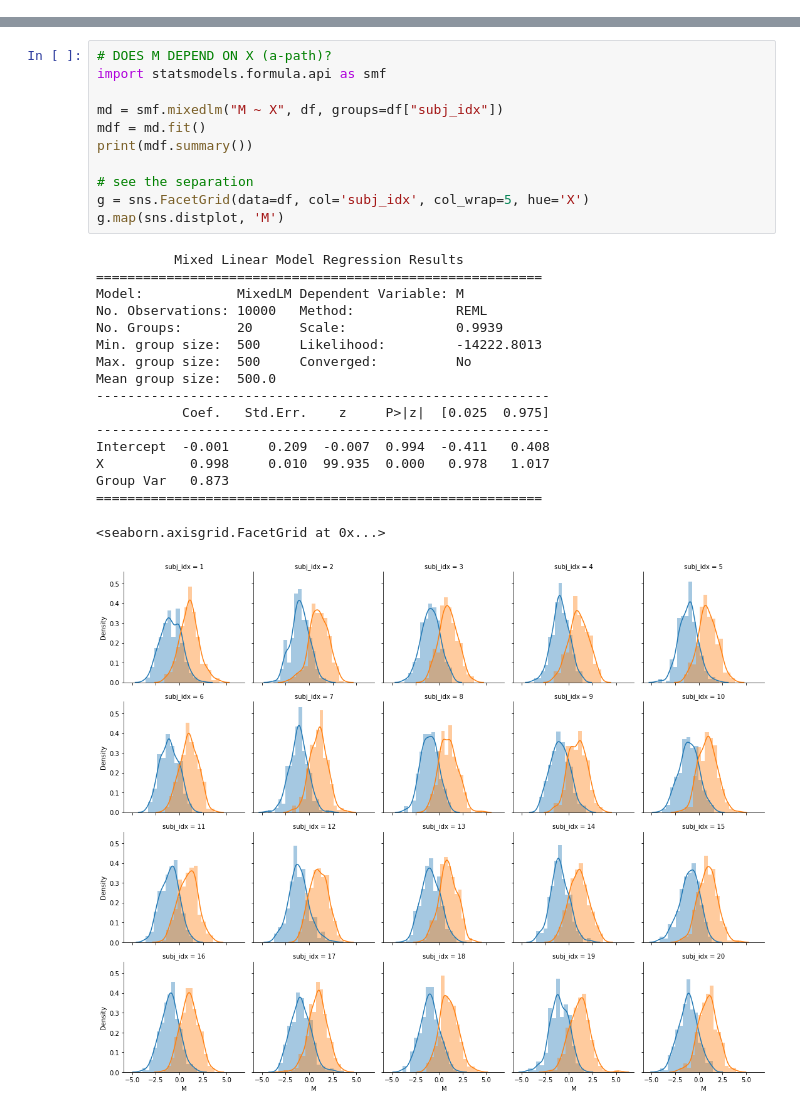
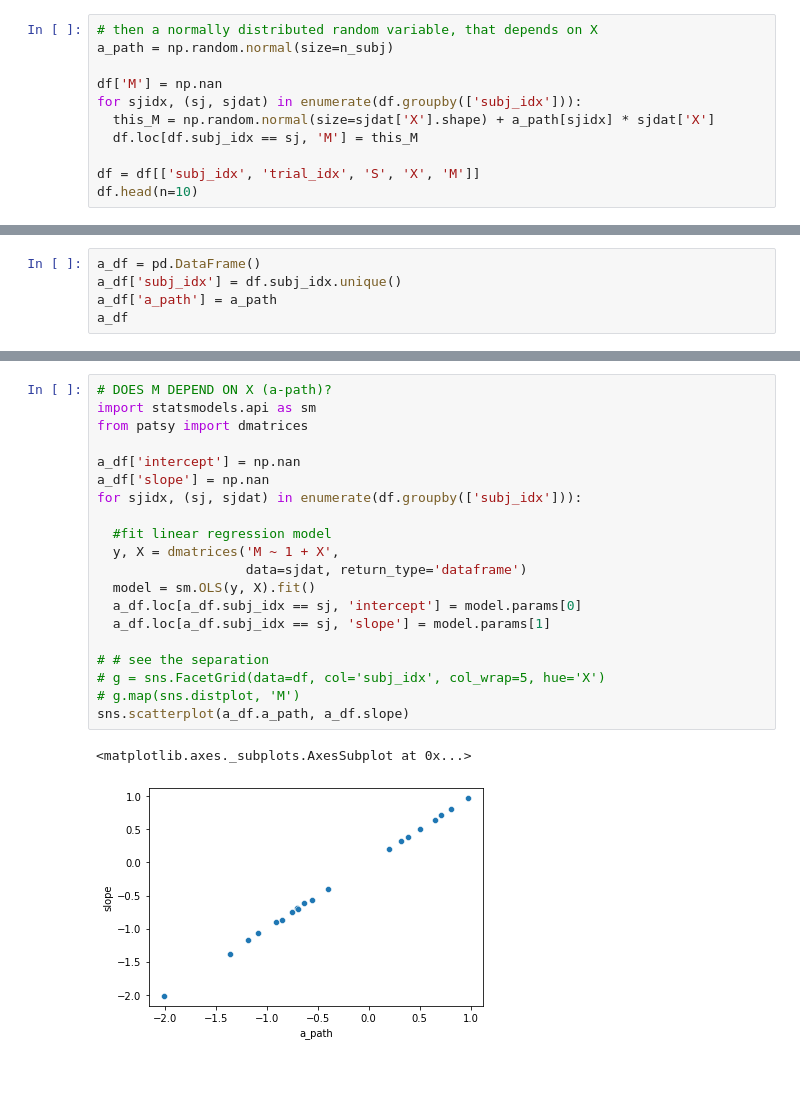
Before and after one commit to anne-urai/ddm_mediation, a Jupyter notebook: generate_data.ipynb, the cells around one changed output, grey strips where cells are left out. Saved outputs shown, nothing was run; the diff lists cells and outputs as text; blank space fills up the shorter version.

```diff
--- a/generate_data.ipynb
+++ b/generate_data.ipynb
@@ -90,0 +93,11 @@ df.sample(n=10)
+# %%
+# then a normally distributed random variable, that depends on X
+a_path = np.random.normal(size=n_subj)
+
+df['M'] = np.nan
+for sjidx, (sj, sjdat) in enumerate(df.groupby(['subj_idx'])):
+  this_M = np.random.normal(size=sjdat['X'].shape) + a_path[sjidx] * sjdat['X']
+  df.loc[df.subj_idx == sj, 'M'] = this_M
+
+df = df[['subj_idx', 'trial_idx', 'S', 'X', 'M']]
+df.head(n=10)
@@ -90,0 +116,5 @@ df.sample(n=10)
+# %%
+a_df = pd.DataFrame()
+a_df['subj_idx'] = df.subj_idx.unique()
+a_df['a_path'] = a_path
+a_df
@@ -91,32 +139,26 @@ df.sample(n=10)
 # %%
 # DOES M DEPEND ON X (a-path)?
-import statsmodels.formula.api as smf
+import statsmodels.api as sm
+from patsy import dmatrices
 
-md = smf.mixedlm("M ~ X", df, groups=df["subj_idx"])
-mdf = md.fit()
-print(mdf.summary())
+a_df['intercept'] = np.nan
+a_df['slope'] = np.nan
+for sjidx, (sj, sjdat) in enumerate(df.groupby(['subj_idx'])):
 
-# see the separation
-g = sns.FacetGrid(data=df, col='subj_idx', col_wrap=5, hue='X')
-g.map(sns.distplot, 'M')
+  #fit linear regression model
+  y, X = dmatrices('M ~ 1 + X',
+                   data=sjdat, return_type='dataframe')
+  model = sm.OLS(y, X).fit()
+  a_df.loc[a_df.subj_idx == sj, 'intercept'] = model.params[0]
+  a_df.loc[a_df.subj_idx == sj, 'slope'] = model.params[1]
+
+# # see the separation
+# g = sns.FacetGrid(data=df, col='subj_idx', col_wrap=5, hue='X')
+# g.map(sns.distplot, 'M')
+sns.scatterplot(a_df.a_path, a_df.slope)
 # %% [output]
-          Mixed Linear Model Regression Results
-=========================================================
-Model:            MixedLM Dependent Variable: M
-No. Observations: 10000   Method:             REML
-No. Groups:       20      Scale:              0.9939
-Min. group size:  500     Likelihood:         -14222.8013
-Max. group size:  500     Converged:          No
-Mean group size:  500.0
-----------------------------------------------------------
-           Coef.   Std.Err.    z     P>|z|  [0.025  0.975]
-----------------------------------------------------------
-Intercept  -0.001     0.209  -0.007  0.994  -0.411   0.408
-X           0.998     0.010  99.935  0.000   0.978   1.017
-Group Var   0.873
-=========================================================
+<matplotlib.axes._subplots.AxesSubplot at 0x...>
-<seaborn.axisgrid.FacetGrid at 0x...>
-[figure, old version]
+[figure, new version]
 # %%
 ##  ============================================================= ##
 # plug into the HDDMnn simulator to simulate choices and RTs
```
Also changed, not shown: parts of 6 cells of this notebook.
